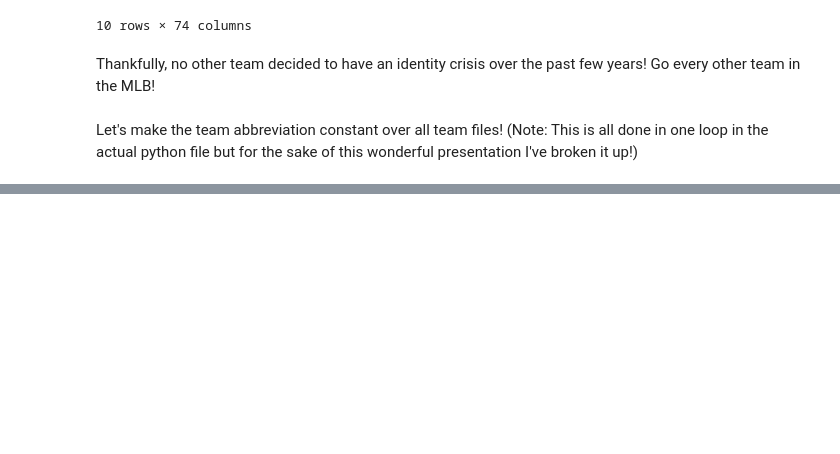
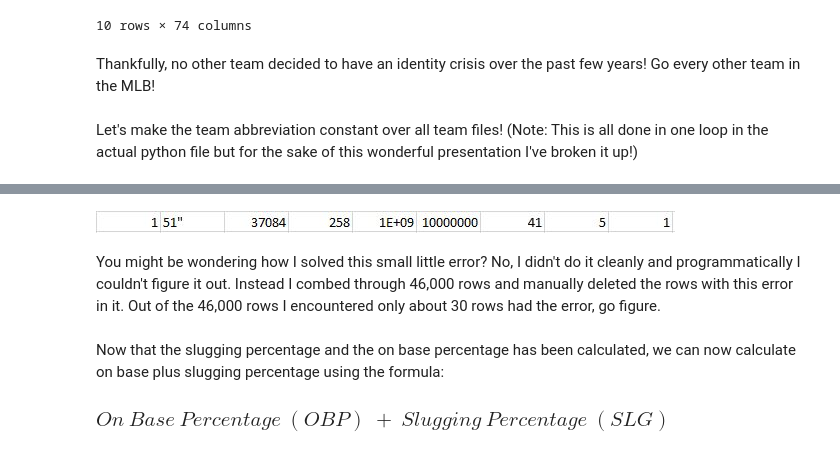
Before and after one commit to delevan98/Senior-Project, a Jupyter notebook: presentationSQRT(4).ipynb, the cells around one changed output, grey strips where cells are left out. Drawn from its saved outputs; the diff is of its cells as text; code cells hidden in the pictures; blank space fills up the shorter version.

```diff
--- a/presentationSQRT(4).ipynb
+++ b/presentationSQRT(4).ipynb
@@ -124,0 +210,11 @@ for x in range(30):
+# %%
+from IPython.display import Image
+Image(filename='C://Users//Mike Delevan//Desktop//Wallpapers//Random//Error1.jpg')
+# %% [output]
+[figure, added]
+# %% [markdown]
+You might be wondering how I solved this small little error? No, I didn't do it cleanly and programmatically I couldn't figure it out. Instead I combed through 46,000 rows and manually deleted the rows with this error in it. Out of the 46,000 rows I encountered only about 30 rows had the error, go figure.
+# %% [markdown]
+Now that the slugging percentage and the on base percentage has been calculated, we can now calculate on base plus slugging percentage using the formula:
+
+### ${On~Base~Percentage~(OBP)}~+~{Slugging~Percentage~(SLG)} $
```
Also changed, not shown: parts of 13 cells of this notebook, 1 other file.
